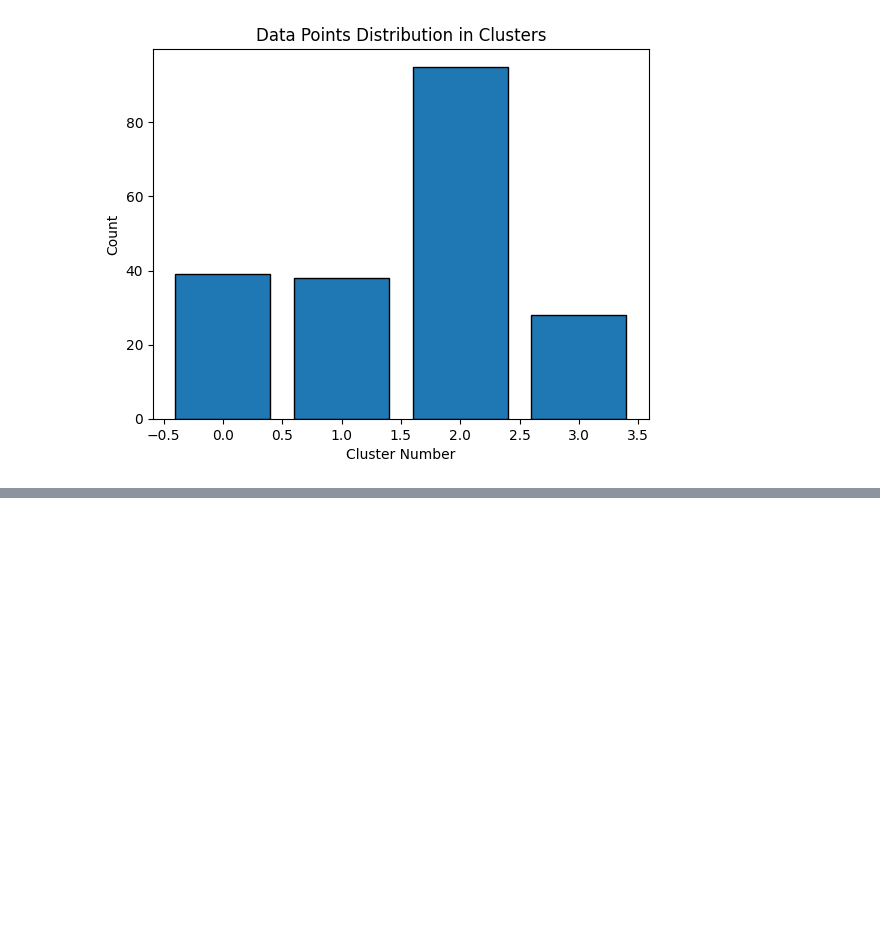
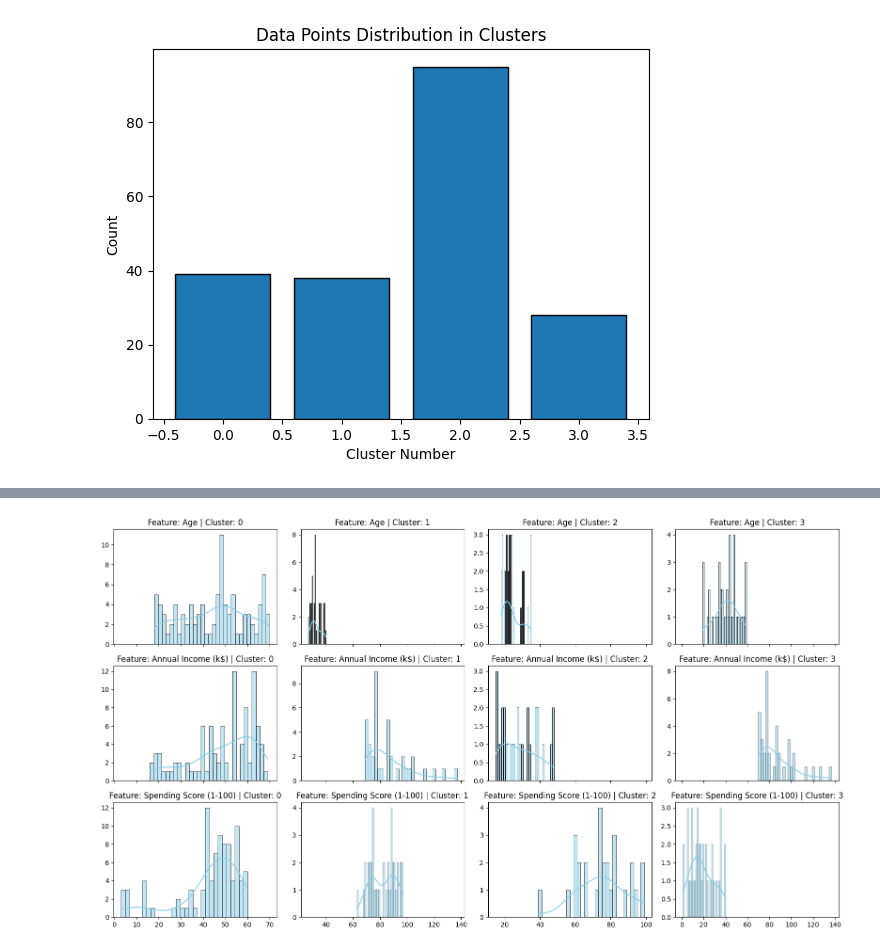
Before and after one commit to raha86/K_Means_Clustering_Mall_customers, a Jupyter notebook: K_Means_Clustering_Mall_Customers.ipynb, the cells around one changed output, grey strips where cells are left out. Drawn from its saved outputs; the diff is of its cells as text; code cells hidden in the pictures; blank space fills up the shorter version.

```diff
--- a/K_Means_Clustering_Mall_Customers.ipynb
+++ b/K_Means_Clustering_Mall_Customers.ipynb
@@ -236,0 +259,28 @@ Text(0.5, 1.0, 'Data Points Distribution in Clusters')
+# %%
+features = ['Age', 'Annual Income (k$)', 'Spending Score (1-100)']
+clusters = sorted(final_df['Cluster Number'].unique())
+
+n_rows = len(features)
+n_cols = len(clusters)
+
+fig, axes = plt.subplots(n_rows, n_cols, figsize=(4 * n_cols, 3 * n_rows), sharex='col')
+
+# If axes is 1D (for 1 row or 1 column), make sure it's 2D for consistency
+if n_rows == 1:
+    axes = np.expand_dims(axes, axis=0)
+if n_cols == 1:
+    axes = np.expand_dims(axes, axis=1)
+
+for i, feature in enumerate(features):
+    for j, cluster in enumerate(clusters):
+        ax = axes[i, j]
+        subset = final_df[final_df['Cluster Number'] == cluster]
+        sns.histplot(subset[feature], bins=30, kde=True, ax=ax, color='skyblue')
+        ax.set_title(f'Feature: {feature} | Cluster: {cluster}')
+        ax.set_xlabel('')
+        ax.set_ylabel('')
+
+plt.tight_layout()
+plt.show()
+# %% [output]
+[figure, added]
```
Also changed, not shown: parts of 4 cells of this notebook.
